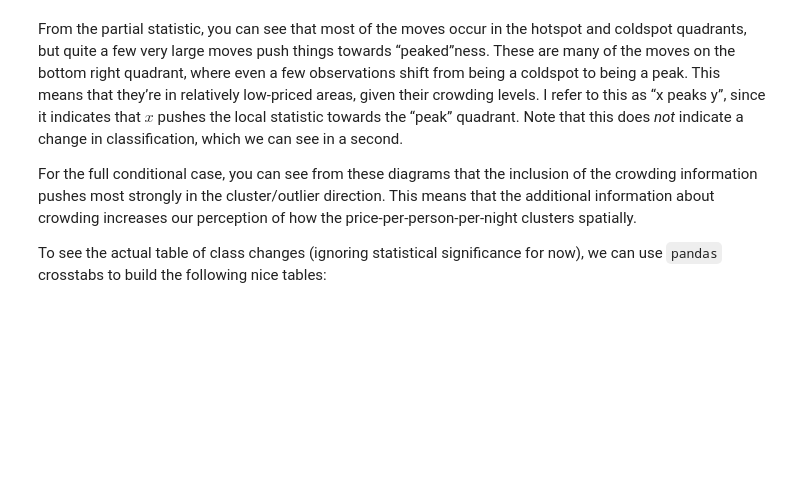
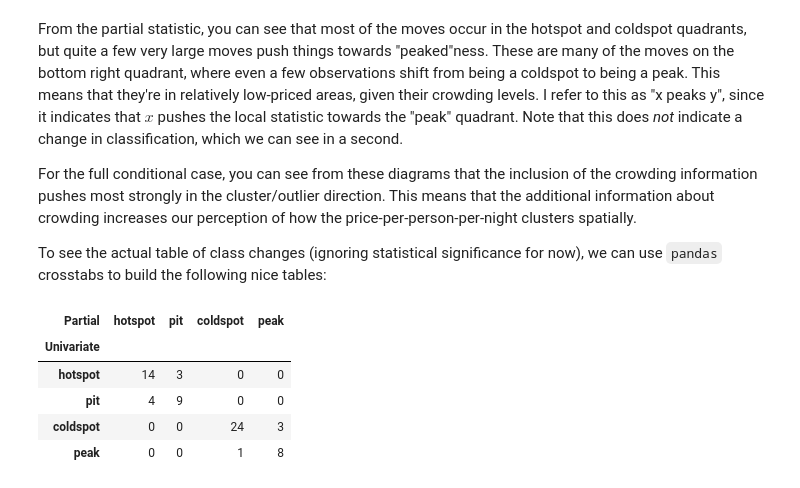
Before and after one commit to pysal/esda, a Jupyter notebook: notebooks/multivariable_moran.ipynb, the cells around one changed output. Cells and saved outputs as stored; diff of their text form; code cells hidden in the pictures; blank space fills up the shorter version.

```diff
--- a/notebooks/multivariable_moran.ipynb
+++ b/notebooks/multivariable_moran.ipynb
@@ -341,20 +376,36 @@ direction.
 # %% [markdown]
-From the partial statistic, you can see that most of the moves occur in
-the hotspot and coldspot quadrants, but quite a few very large moves
-push things towards “peaked”ness. These are many of the moves on the
-bottom right quadrant, where even a few observations shift from being a
-coldspot to being a peak. This means that they’re in relatively
-low-priced areas, given their crowding levels. I refer to this as “x
-peaks y”, since it indicates that $x$ pushes the local statistic towards
-the “peak” quadrant. Note that this does *not* indicate a change in
-classification, which we can see in a second.
+From the partial statistic, you can see that most of the moves occur in the hotspot and coldspot quadrants, but quite a few very large moves push things towards "peaked"ness. These are many of the moves on the bottom right quadrant, where even a few observations shift from being a coldspot to being a peak. This means that they're in relatively low-priced areas, given their crowding levels. I refer to this as "x peaks y", since it indicates that $x$ pushes the local statistic towards the "peak" quadrant. Note that this does *not* indicate a change in classification, which we can see in a second.
 
-For the full conditional case, you can see from these diagrams that the
-inclusion of the crowding information pushes most strongly in the
-cluster/outlier direction. This means that the additional information
-about crowding increases our perception of how the
-price-per-person-per-night clusters spatially.
+For the full conditional case, you can see from these diagrams that the inclusion of the crowding information pushes most strongly in the cluster/outlier direction. This means that the additional information about crowding increases our perception of how the price-per-person-per-night clusters spatially.
 
-To see the actual table of class changes (ignoring statistical
-significance for now), we can use `pandas` crosstabs to build the
-following nice tables:
+To see the actual table of class changes (ignoring statistical significance for now), we can use `pandas` crosstabs to build the following nice tables:
+# %%
+#| echo: false
+#| #| jupyter: {source_hidden: false}
+import pandas
+
+partial_moves = pandas.crosstab(
+            Iy.q,
+            p_lmo.labels_,
+        )
+partial_moves.columns = partial_moves.index = ['hotspot', 'pit', 'coldspot', 'peak']
+partial_moves.columns.name = "Partial"
+partial_moves.index.name = "Univariate"
+
+aux_moves = pandas.crosstab(
+            Iy.q,
+            a_lmo.labels_,
+        )
+aux_moves.columns = aux_moves.index = ['hotspot', 'pit', 'coldspot', 'peak']
+aux_moves.columns.name = "Auxiliary"
+aux_moves.index.name = "Univariate"
+# %%
+#| echo: false
+partial_moves
+# %% [output]
+| Partial | hotspot | pit | coldspot | peak |
+| Univariate |  |  |  |  |
+| hotspot | 14 | 3 | 0 | 0 |
+| pit | 4 | 9 | 0 | 0 |
+| coldspot | 0 | 0 | 24 | 3 |
+| peak | 0 | 0 | 1 | 8 |
```
Also changed, not shown: parts of 20 cells of this notebook.
